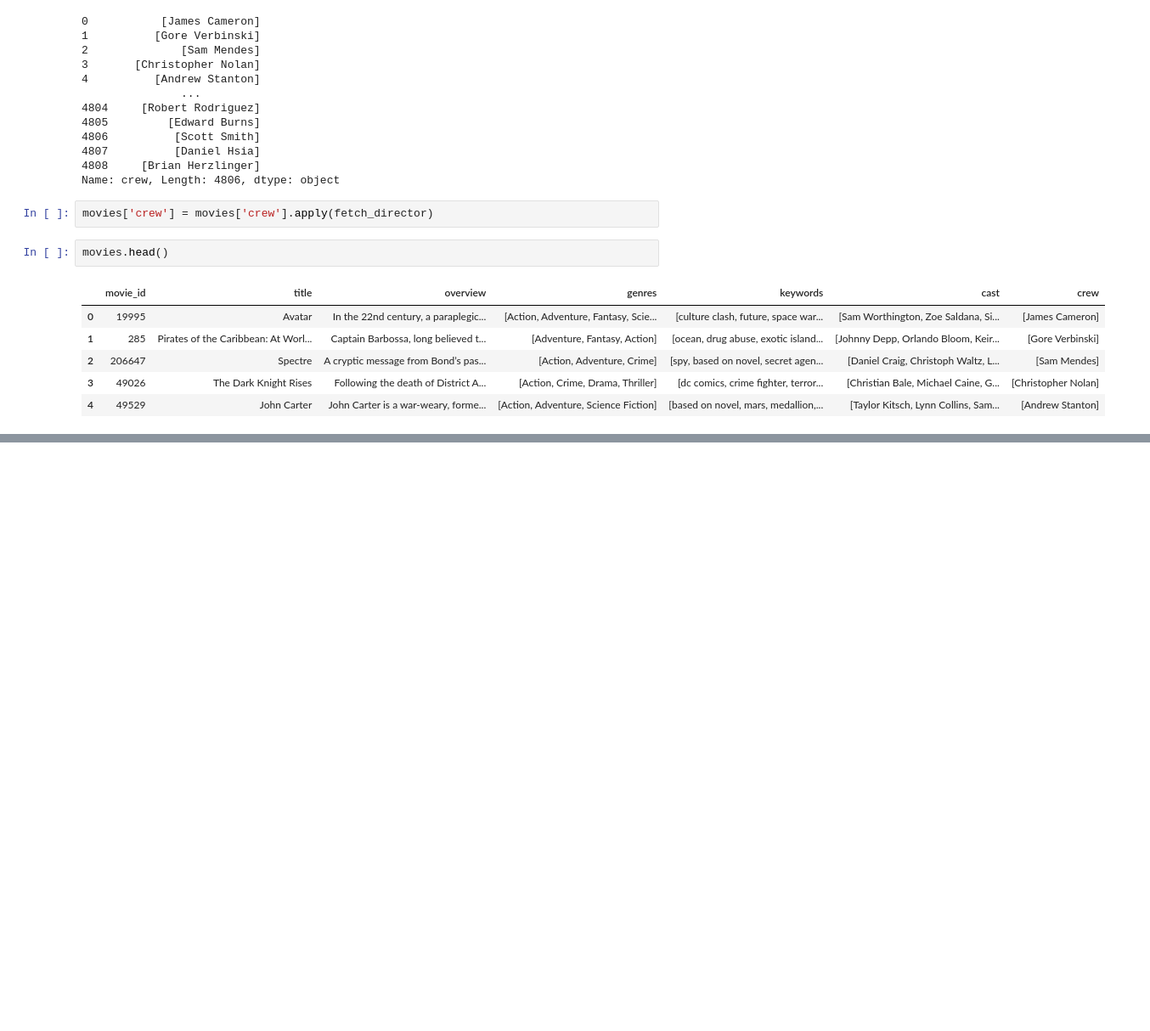
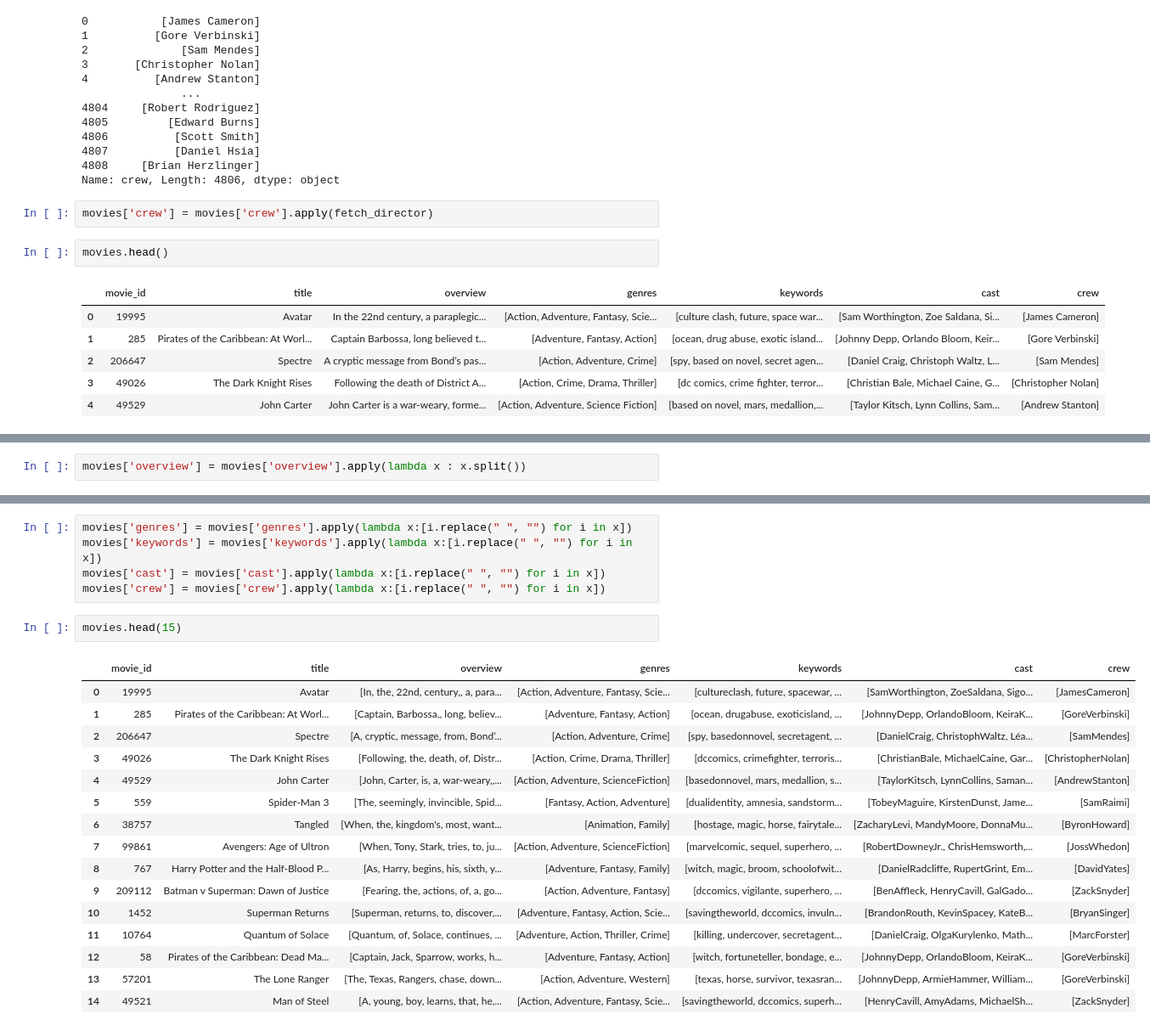
Before and after one commit to pawan-rai02/movie-recommender-system, a Jupyter notebook: code/movie-recommender-system.ipynb, the cells around one changed output, grey strips where cells are left out. Shown at 85% size. Saved outputs shown, nothing was run; the diff lists cells and outputs as text; blank space fills up the shorter version.

```diff
--- a/code/movie-recommender-system.ipynb
+++ b/code/movie-recommender-system.ipynb
@@ -243,0 +248,2 @@ movies.head()
+# %%
+movies['overview'] = movies['overview'].apply(lambda x : x.split())
@@ -243,0 +278,24 @@ movies.head()
+# %%
+movies['genres'] = movies['genres'].apply(lambda x:[i.replace(" ", "") for i in x])
+movies['keywords'] = movies['keywords'].apply(lambda x:[i.replace(" ", "") for i in x])
+movies['cast'] = movies['cast'].apply(lambda x:[i.replace(" ", "") for i in x])
+movies['crew'] = movies['crew'].apply(lambda x:[i.replace(" ", "") for i in x])
+# %%
+movies.head(15)
+# %% [output]
+|  | movie_id | title | overview | genres | keywords | cast | crew |
+| 0 | 19995 | Avatar | [In, the, 22nd, century,, a, para... | [Action, Adventure, Fantasy, Scie... | [cultureclash, future, spacewar, ... | [SamWorthington, ZoeSaldana, Sigo... | [JamesCameron] |
+| 1 | 285 | Pirates of the Caribbean: At Worl... | [Captain, Barbossa,, long, believ... | [Adventure, Fantasy, Action] | [ocean, drugabuse, exoticisland, ... | [JohnnyDepp, OrlandoBloom, KeiraK... | [GoreVerbinski] |
+| 2 | 206647 | Spectre | [A, cryptic, message, from, Bond’... | [Action, Adventure, Crime] | [spy, basedonnovel, secretagent, ... | [DanielCraig, ChristophWaltz, Léa... | [SamMendes] |
+| 3 | 49026 | The Dark Knight Rises | [Following, the, death, of, Distr... | [Action, Crime, Drama, Thriller] | [dccomics, crimefighter, terroris... | [ChristianBale, MichaelCaine, Gar... | [ChristopherNolan] |
+| 4 | 49529 | John Carter | [John, Carter, is, a, war-weary,,... | [Action, Adventure, ScienceFiction] | [basedonnovel, mars, medallion, s... | [TaylorKitsch, LynnCollins, Saman... | [AndrewStanton] |
+| 5 | 559 | Spider-Man 3 | [The, seemingly, invincible, Spid... | [Fantasy, Action, Adventure] | [dualidentity, amnesia, sandstorm... | [TobeyMaguire, KirstenDunst, Jame... | [SamRaimi] |
+| 6 | 38757 | Tangled | [When, the, kingdom's, most, want... | [Animation, Family] | [hostage, magic, horse, fairytale... | [ZacharyLevi, MandyMoore, DonnaMu... | [ByronHoward] |
+| 7 | 99861 | Avengers: Age of Ultron | [When, Tony, Stark, tries, to, ju... | [Action, Adventure, ScienceFiction] | [marvelcomic, sequel, superhero, ... | [RobertDowneyJr., ChrisHemsworth,... | [JossWhedon] |
+| 8 | 767 | Harry Potter and the Half-Blood P... | [As, Harry, begins, his, sixth, y... | [Adventure, Fantasy, Family] | [witch, magic, broom, schoolofwit... | [DanielRadcliffe, RupertGrint, Em... | [DavidYates] |
+| 9 | 209112 | Batman v Superman: Dawn of Justice | [Fearing, the, actions, of, a, go... | [Action, Adventure, Fantasy] | [dccomics, vigilante, superhero, ... | [BenAffleck, HenryCavill, GalGado... | [ZackSnyder] |
+| 10 | 1452 | Superman Returns | [Superman, returns, to, discover,... | [Adventure, Fantasy, Action, Scie... | [savingtheworld, dccomics, invuln... | [BrandonRouth, KevinSpacey, KateB... | [BryanSinger] |
+| 11 | 10764 | Quantum of Solace | [Quantum, of, Solace, continues, ... | [Adventure, Action, Thriller, Crime] | [killing, undercover, secretagent... | [DanielCraig, OlgaKurylenko, Math... | [MarcForster] |
+| 12 | 58 | Pirates of the Caribbean: Dead Ma... | [Captain, Jack, Sparrow, works, h... | [Adventure, Fantasy, Action] | [witch, fortuneteller, bondage, e... | [JohnnyDepp, OrlandoBloom, KeiraK... | [GoreVerbinski] |
+| 13 | 57201 | The Lone Ranger | [The, Texas, Rangers, chase, down... | [Action, Adventure, Western] | [texas, horse, survivor, texasran... | [JohnnyDepp, ArmieHammer, William... | [GoreVerbinski] |
+| 14 | 49521 | Man of Steel | [A, young, boy, learns, that, he,... | [Action, Adventure, Fantasy, Scie... | [savingtheworld, dccomics, superh... | [HenryCavill, AmyAdams, MichaelSh... | [ZackSnyder] |
```
Also changed, not shown: parts of 14 cells of this notebook.
